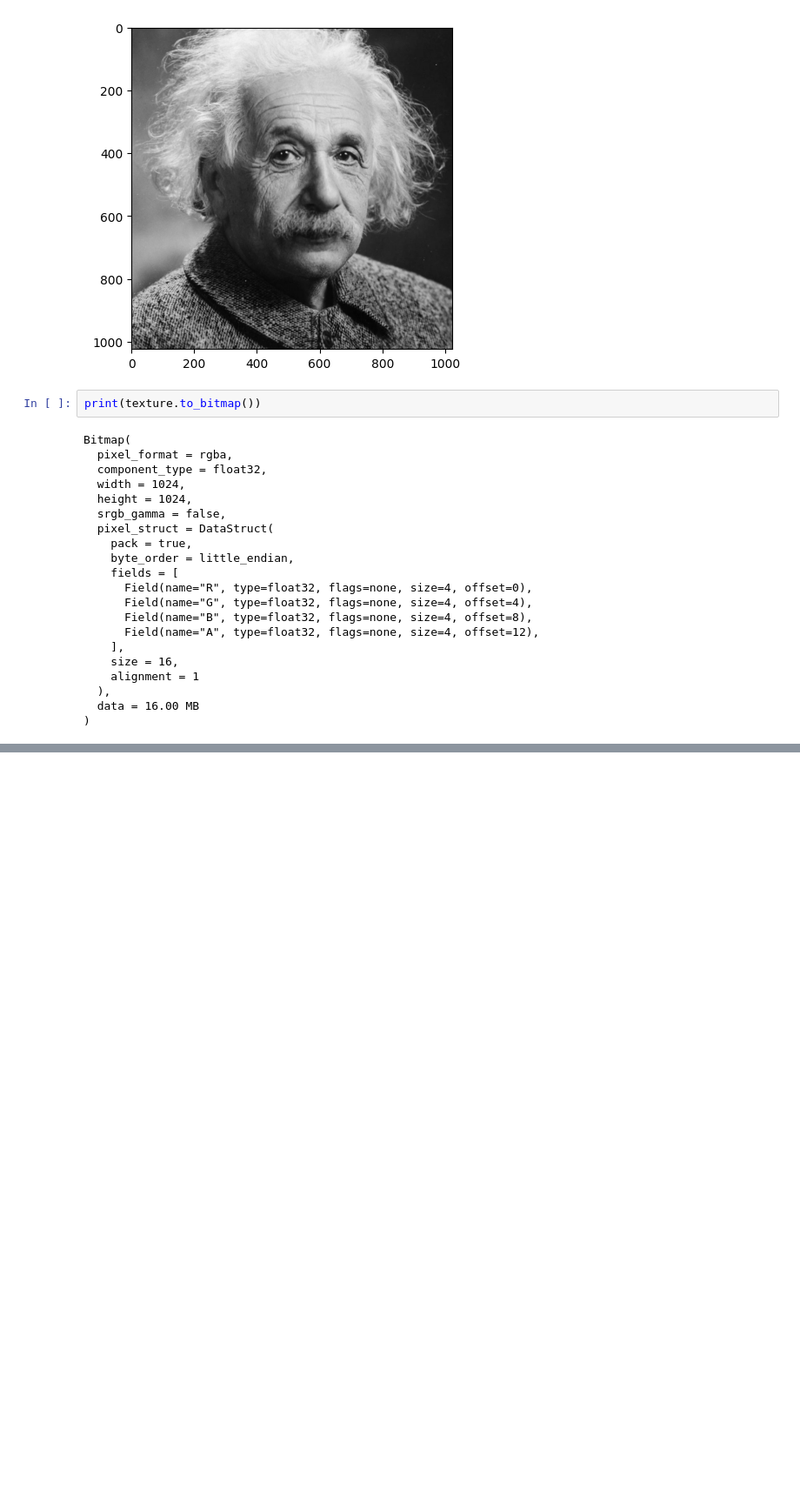
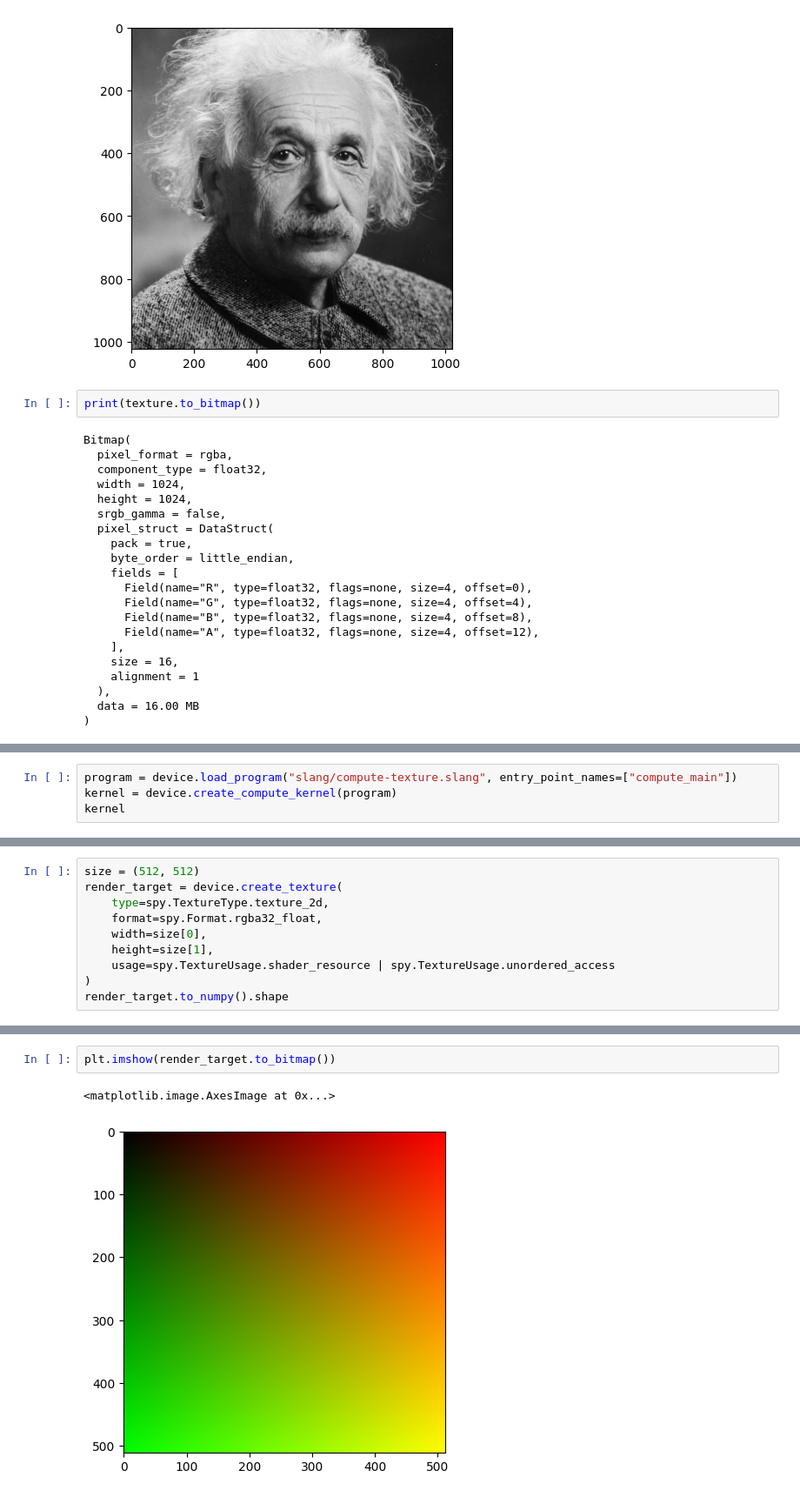
Before and after one commit to fangjunzhou/gslang, a Jupyter notebook: notebooks/playgrounds/texture.ipynb, the cells around one changed output, grey strips where cells are left out. Shown at 87% size. Drawn from its saved outputs; the diff is of its cells as text; blank space fills up the shorter version.

Commit message:
Added compute shader render texture notebook

```diff
--- a/notebooks/playgrounds/texture.ipynb
+++ b/notebooks/playgrounds/texture.ipynb
@@ -102,0 +107,4 @@ Bitmap(
+# %%
+program = device.load_program("slang/compute-texture.slang", entry_point_names=["compute_main"])
+kernel = device.create_compute_kernel(program)
+kernel
@@ -102,0 +113,10 @@ Bitmap(
+# %%
+size = (512, 512)
+render_target = device.create_texture(
+    type=spy.TextureType.texture_2d,
+    format=spy.Format.rgba32_float,
+    width=size[0],
+    height=size[1],
+    usage=spy.TextureUsage.shader_resource | spy.TextureUsage.unordered_access
+)
+render_target.to_numpy().shape
@@ -102,0 +133,5 @@ Bitmap(
+# %%
+plt.imshow(render_target.to_bitmap())
+# %% [output]
+<matplotlib.image.AxesImage at 0x...>
+[figure, added]
```
Also changed, not shown: parts of 5 cells of this notebook, 1 other file.
